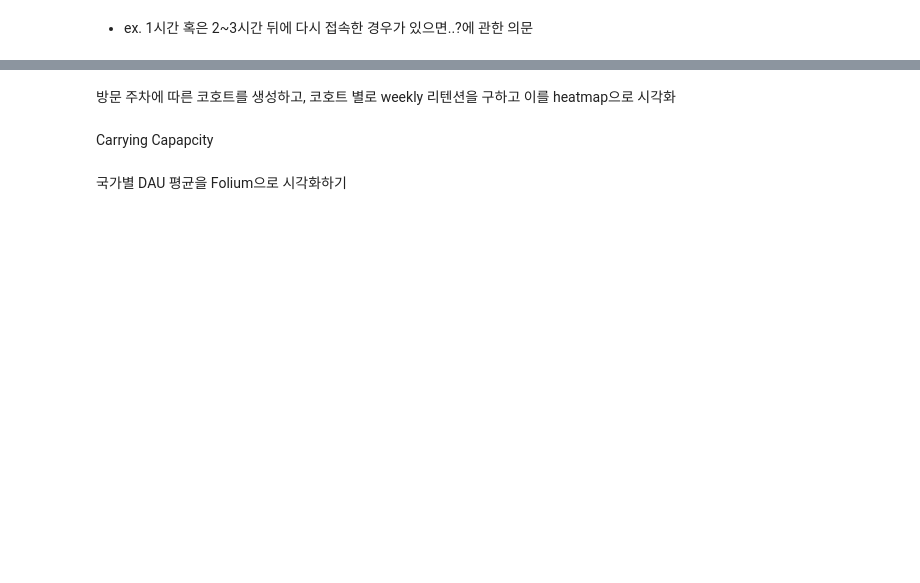
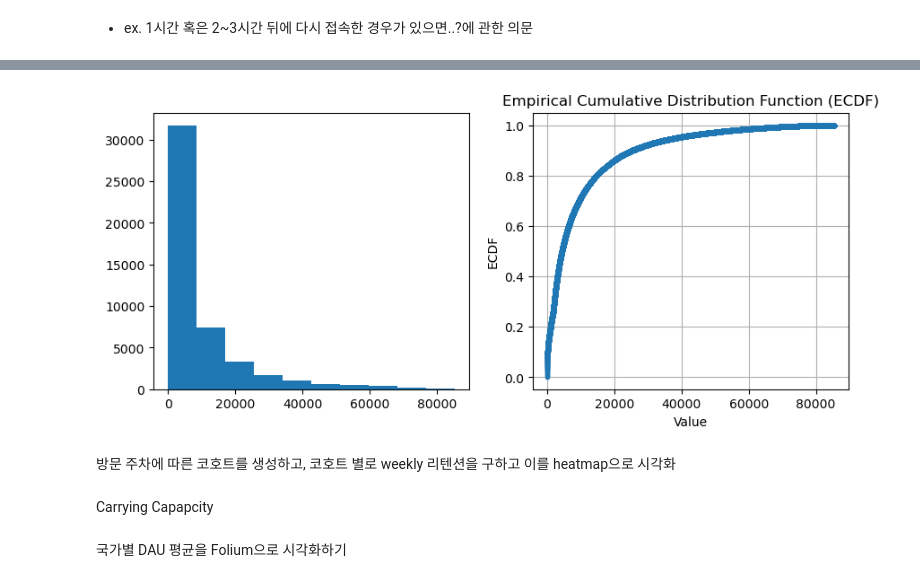
Before and after one commit to oddsmile/GAcustomerprediction, a Jupyter notebook: ga4과제풀어보기(2.13).ipynb, the cells around one changed output, grey strips where cells are left out. Saved outputs shown, nothing was run; the diff lists cells and outputs as text; code cells hidden in the pictures; blank space fills up the shorter version.

```diff
--- a/ga4과제풀어보기(2.13).ipynb
+++ b/ga4과제풀어보기(2.13).ipynb
@@ -126,3 +171,25 @@ average_visit = diff_visit.groupby('fullVisitorId').sum() / diff_visit.groupby('
+# %%
+from scipy import stats
+
+# Return a cumulative frequency histogram, using the histogram function.
+ecdf = stats.cumfreq(a, numbins=len(a))
+
+# x 축 값 설정 (데이터 정렬)
+x = ecdf.lowerlimit + np.linspace(0, ecdf.binsize * ecdf.cumcount.size, ecdf.cumcount.size)
+
+# 시각화
+fig = plt.figure(figsize=(10, 4))
+ax1 = fig.add_subplot(1, 2, 1)
+ax2 = fig.add_subplot(1, 2, 2)
+ax1.hist(a.values)
+ax2.plot(x, ecdf.cumcount / len(a), marker='.', linestyle='-')
+plt.xlabel('Value')
+plt.ylabel('ECDF')
+plt.title('Empirical Cumulative Distribution Function (ECDF)')
+plt.grid(True)
+plt.show()
+# %% [output]
+[figure, added]
 # %% [markdown]
 방문 주차에 따른 코호트를 생성하고, 코호트 별로 weekly 리텐션을 구하고 이를 heatmap으로 시각화
 # %%
```
Also changed, not shown: parts of 11 cells of this notebook.
